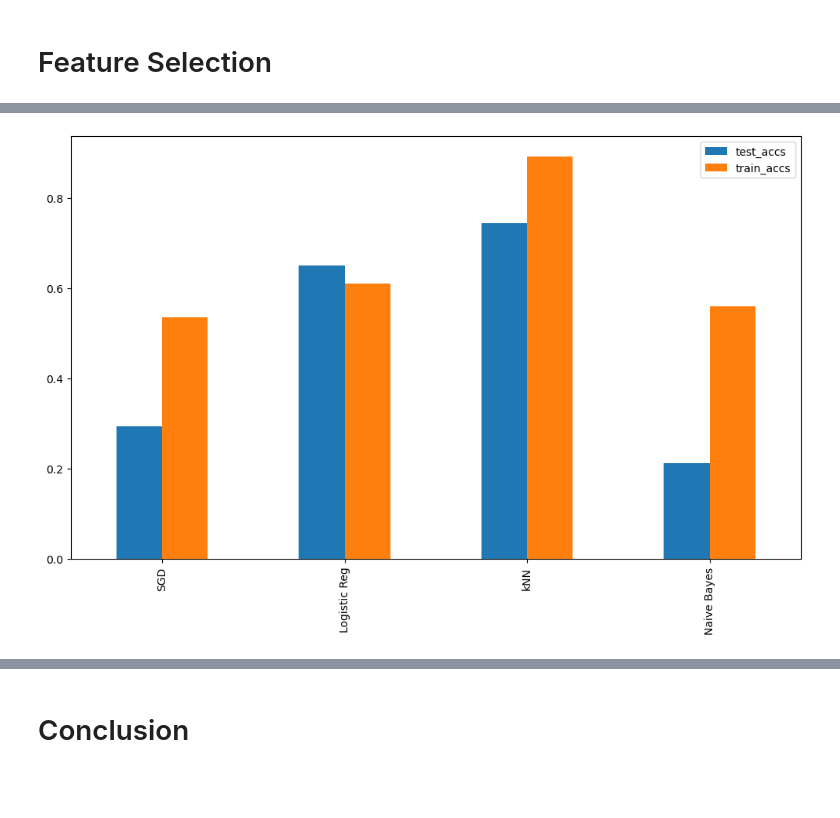
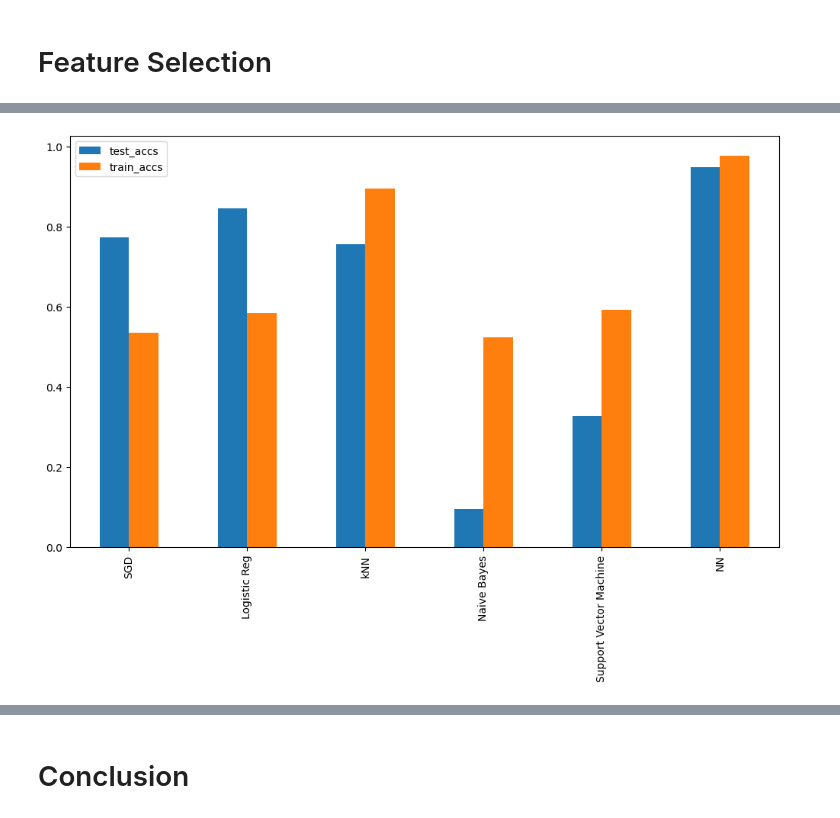
Before and after one commit to tarunchopra14/ML_MS_PROJECT, a Jupyter notebook: Final_ML_Project.ipynb, the cells around one changed output, grey strips where cells are left out. Cells and saved outputs as stored; diff of their text form; code cells hidden in the pictures; blank space fills up the shorter version.

Commit message:
added Neural Network Model

```diff
--- a/Final_ML_Project.ipynb
+++ b/Final_ML_Project.ipynb
@@ -302,3 +338,12 @@ def upsampling_minority(X, y):
     print("Balanced training data {}".format({n: v for n, v in zip(['Not Bankrupt', 'Bankrupt'], np.bincount(y_train))}))
 
     return X_train, X_test, y_train, y_test
+# %%
+def nn_3layers(n_hiddens=[64,16], input_size=64):
+    nn_model = Sequential([ layers.Dense(n_hiddens[0], activation=tf.nn.relu, name="hidden1", input_shape=(input_size,)),
+                               layers.Dense(n_hiddens[1], activation=tf.nn.relu, name='hidden2'),
+                               layers.Dense(1, activation=tf.nn.sigmoid, name="outputs")
+                             ]
+                            )
+    nn_model.compile(optimizer='adam', loss='binary_crossentropy', metrics=['acc'])
+    return nn_model
@@ -318,12 +406,13 @@ def MyModel(X_train, X_test, y_train, y_test):
     from sklearn.naive_bayes import GaussianNB
     nb = GaussianNB()
 
-    # TODO 18.2
+    from sklearn import svm
+    svm = svm.SVC()
 
     # list of algorithms to test
-    clfs = [ sgd, logreg, knn, nb]
+    clfs = [ sgd, logreg, knn, nb , svm]
     # list of algorithm names
-    names = ["SGD", "Logistic Reg", "kNN", "Naive Bayes"]
+    names = ["SGD", "Logistic Reg", "kNN", "Naive Bayes","Support Vector Machine"]
     train_accs = []
     test_accs = []
 
@@ -381,8 +470,13 @@ data = train_files['1st_yr'].copy()  # can also try data for other years
 """
 Sampling
 """
-drop_numerical_outliers(data)
+#drop_numerical_outliers(data)
+red_data = reduce_dimension(data)
+print("data shape : " ,data.shape)
+#y = data.loc[:,'Bankrupt']
+#X = data.loc[:, data.columns!='Bankrupt']
 y = data.loc[:,'Bankrupt']
-X = data.loc[:, data.columns!='Bankrupt']
+print(y.count())
+X = red_data.loc[:, red_data.columns!='Bankrupt']
 X_train, X_test, y_train, y_test = upsampling_minority(X, y)
 # %% [output]
@@ -458,0 +552,3 @@ weighted avg       0.93      0.74      0.82      1364
+# %%
+train_accs ,test_accs = nn_grid_search(X_train, y_train,X_test,y_test,train_accs ,test_accs, score_method='recall')
+print('Finished training Neural Network...')
@@ -459,8 +573,8 @@ weighted avg       0.93      0.74      0.82      1364
 # %%
-names = ["SGD", "Logistic Reg", "kNN", "Naive Bayes"]
+names = ["SGD", "Logistic Reg", "kNN", "Naive Bayes","Support Vector Machine","NN"]
 _data = {'test_accs':test_accs,'train_accs':train_accs}
 _df = pd.DataFrame(_data,columns=['test_accs','train_accs'],index=names)
 _df.plot.bar()
 plt.show()
 # %% [output]
-[figure, old version]
+[figure, new version]
```
Also changed, not shown: parts of 15 cells of this notebook.
